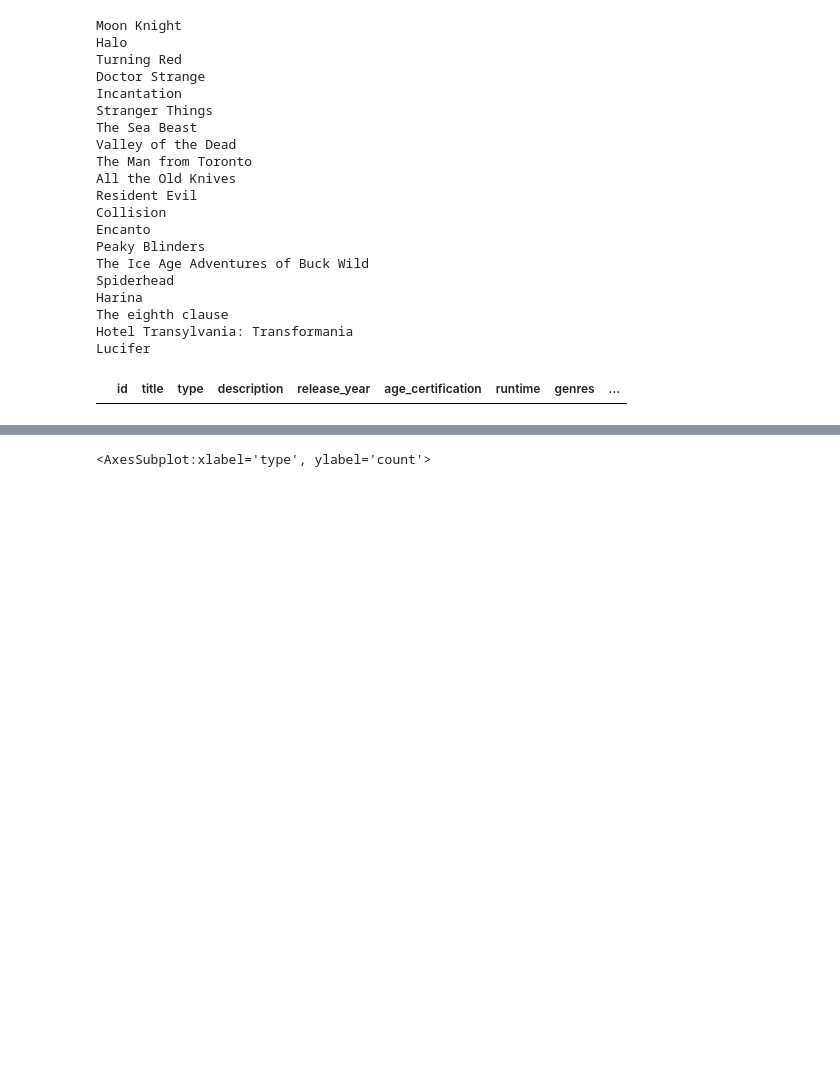
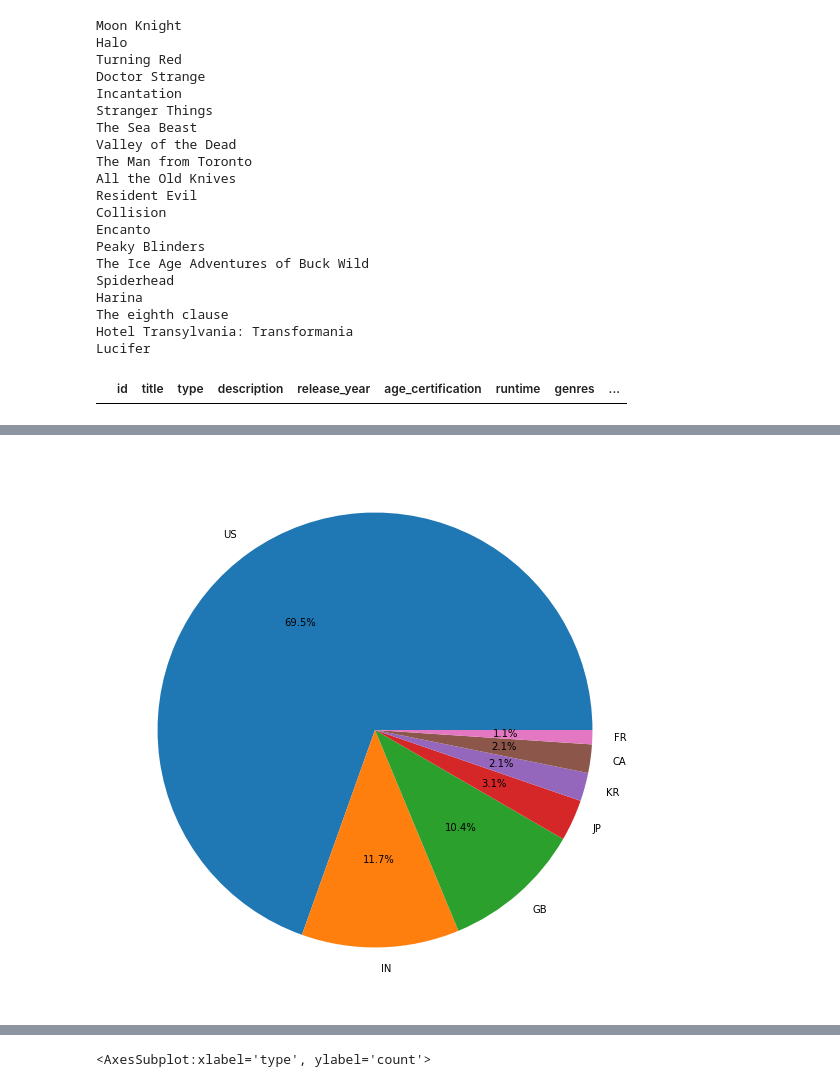
Before and after one commit to bamtu/bobsdataton, a Jupyter notebook: bobs_EDA.ipynb, the cells around one changed output, grey strips where cells are left out. Cells and saved outputs as stored; diff of their text form; code cells hidden in the pictures; blank space fills up the shorter version.

```diff
--- a/bobs_EDA.ipynb
+++ b/bobs_EDA.ipynb
@@ -564,0 +601,8 @@ sns.kdeplot(data=df["runtime"])
+# %%
+plt.figure(figsize=(15,10))
+count_val2=[72.4,12.2,10.8,3.2,2.2,2.2,1.1]
+count_idx2=["US", "IN", "GB", "JP", "KR", "CA", "FR" ]
+plt.pie(count_val2,labels=count_idx2,autopct="%.1f%%")
+plt.show()
+# %% [output]
+[figure, added]
```
Also changed, not shown: parts of 25 cells of this notebook.
